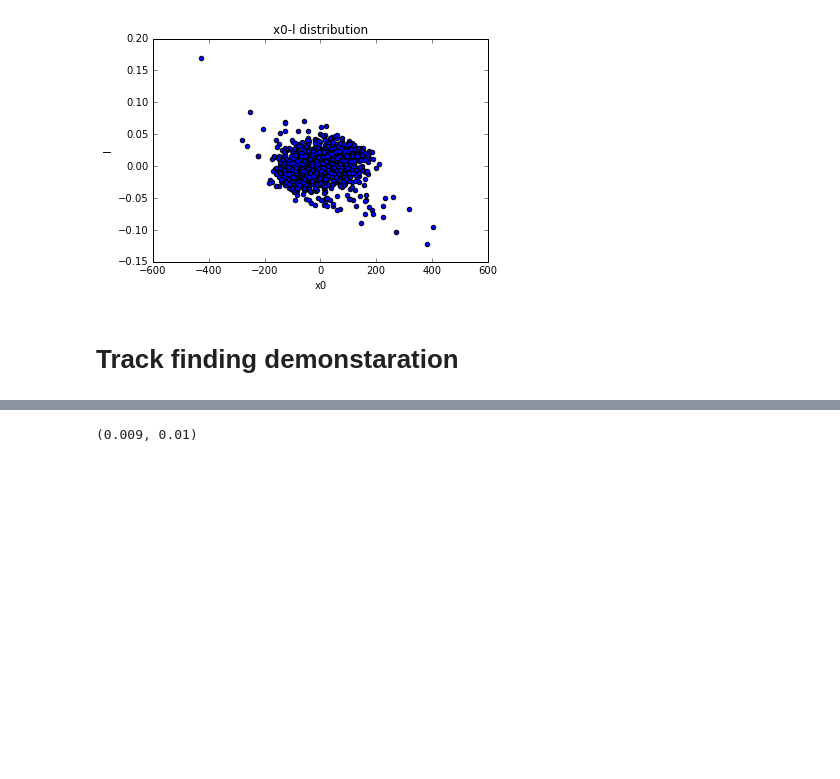
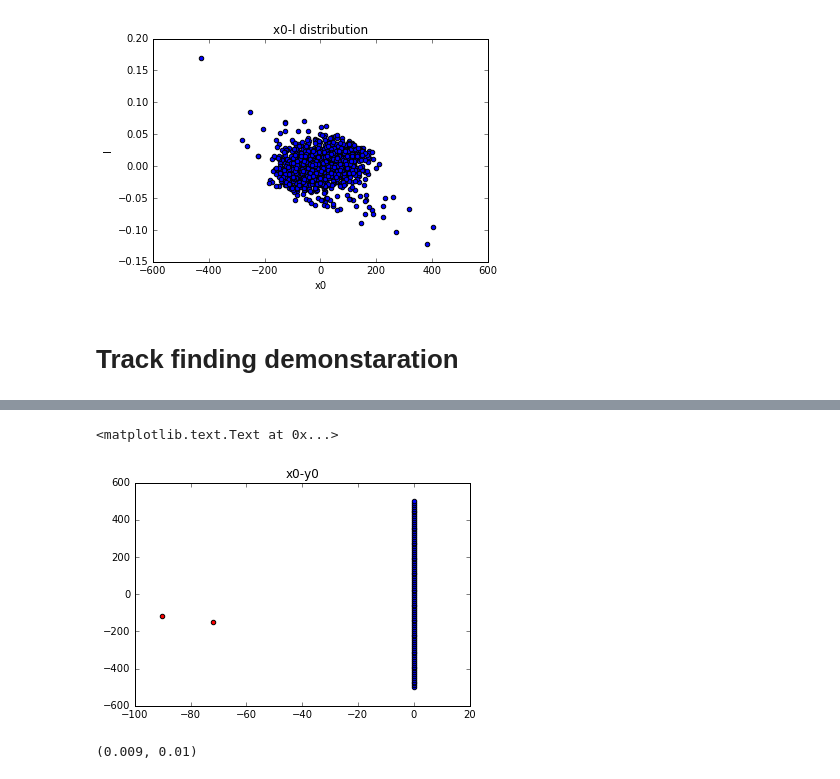
Before and after one commit to hushchyn-mikhail/ship_tracking_summer2016, a Jupyter notebook: notebooks/Retina_demonstration.ipynb, the cells around one changed output, grey strips where cells are left out. Cells and saved outputs as stored; diff of their text form; code cells hidden in the pictures; blank space fills up the shorter version.

```diff
--- a/notebooks/Retina_demonstration.ipynb
+++ b/notebooks/Retina_demonstration.ipynb
@@ -217,3 +225,11 @@ plt.title('x0-l')
+# %%
+plt.scatter(new_dots_array[:, 0, 0], new_dots_array[:, 0, 2])
+plt.scatter(track1[0], track1[2], c='red')
+plt.scatter(track2[0], track2[2], c='red')
+plt.title('x0-y0')
+# %% [output]
+<matplotlib.text.Text at 0x...>
+[figure, added]
 # %%
 new_dots_array = []
 for dots in dots_array:
```
Also changed, not shown: parts of 6 cells of this notebook.
